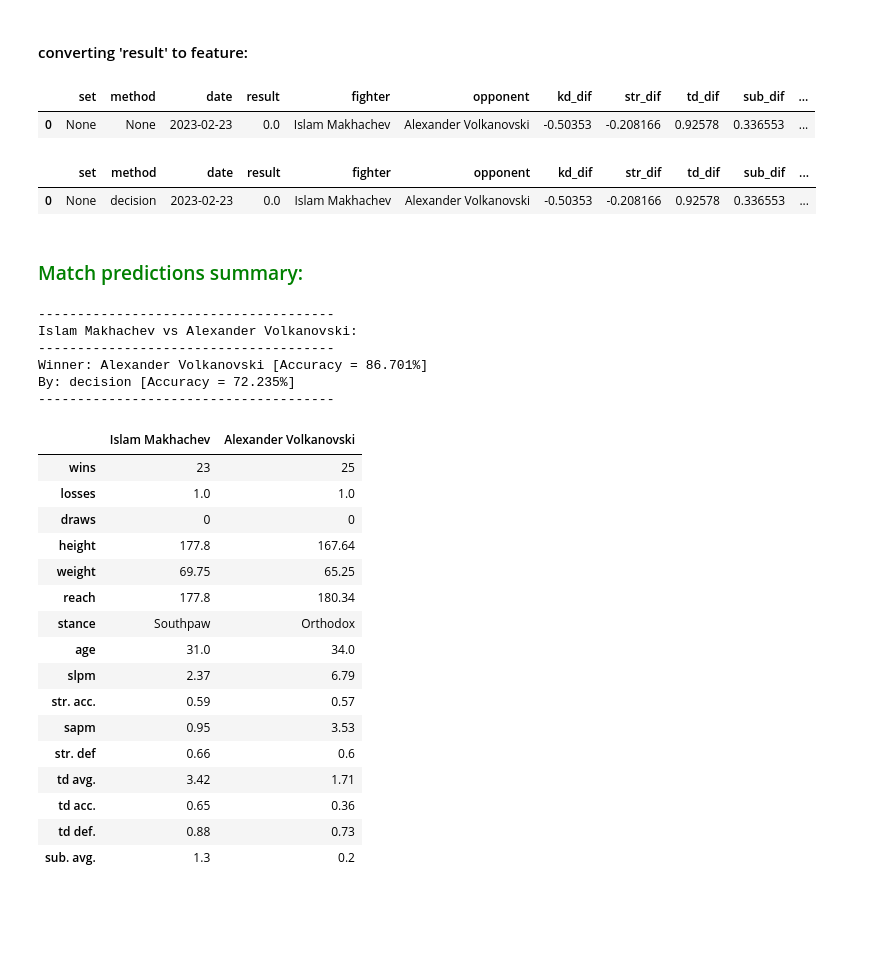
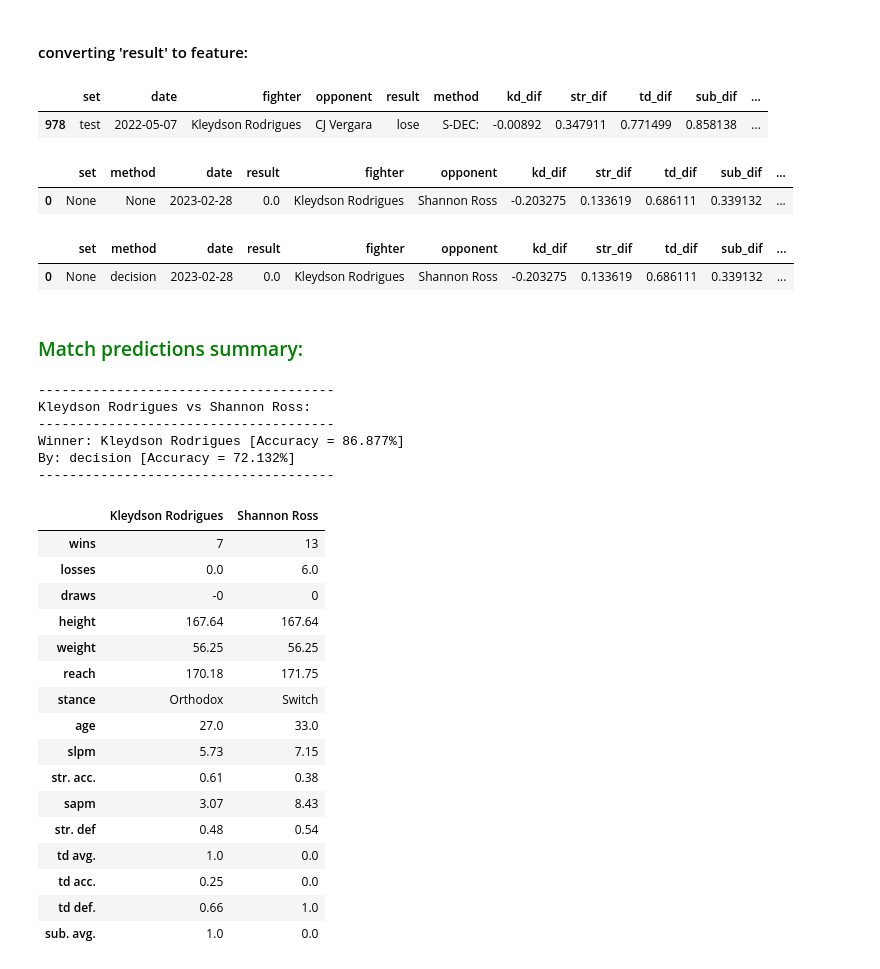
Before and after one commit to sagi778/ufc_fights_Predictor, a Jupyter notebook: notebooks/predictor.ipynb, the cells around one changed output. Cells and saved outputs as stored; diff of their text form; code cells hidden in the pictures; blank space fills up the shorter version.

```diff
--- a/notebooks/predictor.ipynb
+++ b/notebooks/predictor.ipynb
@@ -21,7 +27,7 @@ Pre-Processing func:
 # %% [markdown]
 ### <span style='color:blue'> Insert new fight: </span>
 # %%
-fighter = 'Islam Makhachev'
-opponent = 'Alexander Volkanovski'
+fighter = 'Kleydson Rodrigues'
+opponent = 'Shannon Ross'
 print(fighter + ' vs ' + opponent)
 # %% [output]
@@ -191,12 +197,21 @@ fi
 # %% [markdown]
 #### converting 'result' to feature:
+# %%
+df[df.fighter==fighter]
+# %% [output]
+|  | set | date | fighter | opponent | result | method | kd_dif | str_dif | td_dif | sub_dif | ... |
+| 978 | test | 2022-05-07 | Kleydson Rodrigues | CJ Vergara | lose | S-DEC: | -0.00892 | 0.347911 | 0.771499 | 0.858138 | ... |
 # %%
 result = match.loc[0,'result']
-match.loc[0,'result'] = len(df[(df.result==result)&(df.fighter==fighter)])/len(df[df.fighter==fighter])
+match.loc[0,'result'] = 0
+
+if len(df[df.fighter==fighter]) > 0:
+    match.loc[0,'result'] = len(df[(df.result==result)&(df.fighter==fighter)])/len(df[df.fighter==fighter])
+
 match
 # %% [output]
 |  | set | method | date | result | fighter | opponent | kd_dif | str_dif | td_dif | sub_dif | ... |
-| 0 | None | None | 2023-02-23 | 0.0 | Islam Makhachev | Alexander Volkanovski | -0.50353 | -0.208166 | 0.92578 | 0.336553 | ... |
+| 0 | None | None | 2023-02-28 | 0.0 | Kleydson Rodrigues | Shannon Ross | -0.203275 | 0.133619 | 0.686111 | 0.339132 | ... |
 # %%
 method_pred_list = method_pred_clf.predict(match[method_pred_clf.feature_names_in_])
 match.loc[0,y] = method_pred_list[0]
@@ -204,7 +219,7 @@ method = match.loc[0,'method']
 match
 # %% [output]
 |  | set | method | date | result | fighter | opponent | kd_dif | str_dif | td_dif | sub_dif | ... |
-| 0 | None | decision | 2023-02-23 | 0.0 | Islam Makhachev | Alexander Volkanovski | -0.50353 | -0.208166 | 0.92578 | 0.336553 | ... |
+| 0 | None | decision | 2023-02-28 | 0.0 | Kleydson Rodrigues | Shannon Ross | -0.203275 | 0.133619 | 0.686111 | 0.339132 | ... |
 # %%
 gp = pd.read_csv('../global_variables/ml_models_parameters.csv')
 
@@ -227,25 +242,25 @@ print('--------------------------------------')
 get_fighters_stats(fighter=fighter, opponent=opponent, data=stats)
 # %% [output]
 --------------------------------------
-Islam Makhachev vs Alexander Volkanovski:
+Kleydson Rodrigues vs Shannon Ross:
 --------------------------------------
-Winner: Alexander Volkanovski [Accuracy = 86.701%]
-By: decision [Accuracy = 72.235%]
+Winner: Kleydson Rodrigues [Accuracy = 86.877%]
+By: decision [Accuracy = 72.132%]
 --------------------------------------
-|  | Islam Makhachev | Alexander Volkanovski |
-| wins | 23 | 25 |
-| losses | 1.0 | 1.0 |
-| draws | 0 | 0 |
-| height | 177.8 | 167.64 |
-| weight | 69.75 | 65.25 |
-| reach | 177.8 | 180.34 |
-| stance | Southpaw | Orthodox |
-| age | 31.0 | 34.0 |
-| slpm | 2.37 | 6.79 |
-| str. acc. | 0.59 | 0.57 |
-| sapm | 0.95 | 3.53 |
-| str. def | 0.66 | 0.6 |
-| td avg. | 3.42 | 1.71 |
-| td acc. | 0.65 | 0.36 |
-| td def. | 0.88 | 0.73 |
-| sub. avg. | 1.3 | 0.2 |
+|  | Kleydson Rodrigues | Shannon Ross |
+| wins | 7 | 13 |
+| losses | 0.0 | 6.0 |
+| draws | -0 | 0 |
+| height | 167.64 | 167.64 |
+| weight | 56.25 | 56.25 |
+| reach | 170.18 | 171.75 |
+| stance | Orthodox | Switch |
+| age | 27.0 | 33.0 |
+| slpm | 5.73 | 7.15 |
+| str. acc. | 0.61 | 0.38 |
+| sapm | 3.07 | 8.43 |
+| str. def | 0.48 | 0.54 |
+| td avg. | 1.0 | 0.0 |
+| td acc. | 0.25 | 0.0 |
+| td def. | 0.66 | 1.0 |
+| sub. avg. | 1.0 | 0.0 |
```
Also changed, not shown: parts of 14 cells of this notebook.
